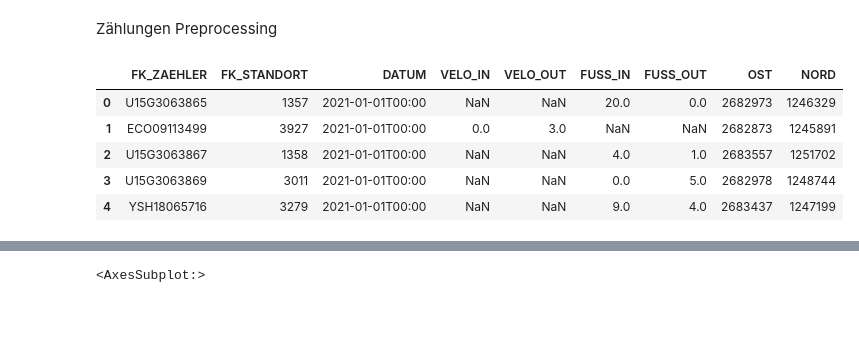
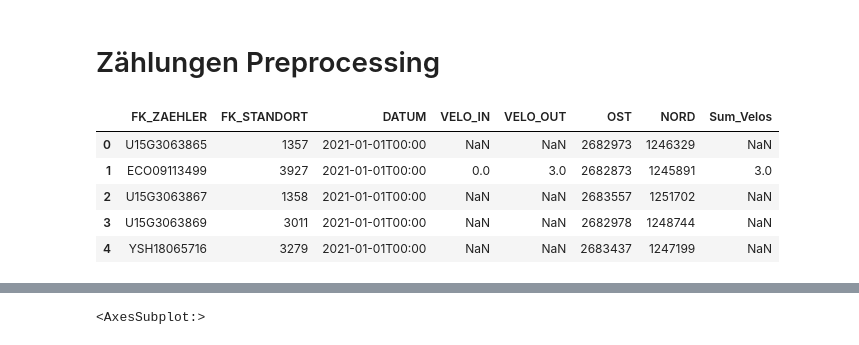
Before and after one commit to thereallinusrg/Velo-Zueri-Unfaelle, a Jupyter notebook: maurus-notebook.ipynb, the cells around one changed output, grey strips where cells are left out. Saved outputs shown, nothing was run; the diff lists cells and outputs as text; code cells hidden in the pictures; blank space fills up the shorter version.

```diff
--- a/maurus-notebook.ipynb
+++ b/maurus-notebook.ipynb
@@ -8,18 +8,20 @@ import seaborn as sns
 import numpy as np
 import pandas as pd
 import geopandas as gpd
-# %% [markdown]
-Zählungen Preprocessing
+# %% [markdown]
+# Zählungen Preprocessing
 # %%
 VerkehrsZaehlung = pd.read_csv("https://raw.githubusercontent.com/thereallinusrg/Velo-Zueri-Unfaelle/main/data/2021_verkehrszaehlungen_werte_fussgaenger_velo.csv")
 
 #VeloWege = gpd.read_file(r'data/Velo_wege.gpkg')
 #Unfaelle = gpd.read_file(r'data/RoadTrafficAccidentLocations.gpkg')
+VerkehrsZaehlung = VerkehrsZaehlung.drop(["FUSS_OUT", "FUSS_IN"], axis = 1)
+VerkehrsZaehlung['Sum_Velos'] = VerkehrsZaehlung['VELO_IN'] + VerkehrsZaehlung['VELO_OUT']
 VerkehrsZaehlung.head()
 # %% [output]
-|  | FK_ZAEHLER | FK_STANDORT | DATUM | VELO_IN | VELO_OUT | FUSS_IN | FUSS_OUT | OST | NORD |
-| 0 | U15G3063865 | 1357 | 2021-01-01T00:00 | NaN | NaN | 20.0 | 0.0 | 2682973 | 1246329 |
-| 1 | ECO09113499 | 3927 | 2021-01-01T00:00 | 0.0 | 3.0 | NaN | NaN | 2682873 | 1245891 |
-| 2 | U15G3063867 | 1358 | 2021-01-01T00:00 | NaN | NaN | 4.0 | 1.0 | 2683557 | 1251702 |
-| 3 | U15G3063869 | 3011 | 2021-01-01T00:00 | NaN | NaN | 0.0 | 5.0 | 2682978 | 1248744 |
-| 4 | YSH18065716 | 3279 | 2021-01-01T00:00 | NaN | NaN | 9.0 | 4.0 | 2683437 | 1247199 |
+|  | FK_ZAEHLER | FK_STANDORT | DATUM | VELO_IN | VELO_OUT | OST | NORD | Sum_Velos |
+| 0 | U15G3063865 | 1357 | 2021-01-01T00:00 | NaN | NaN | 2682973 | 1246329 | NaN |
+| 1 | ECO09113499 | 3927 | 2021-01-01T00:00 | 0.0 | 3.0 | 2682873 | 1245891 | 3.0 |
+| 2 | U15G3063867 | 1358 | 2021-01-01T00:00 | NaN | NaN | 2683557 | 1251702 | NaN |
+| 3 | U15G3063869 | 3011 | 2021-01-01T00:00 | NaN | NaN | 2682978 | 1248744 | NaN |
+| 4 | YSH18065716 | 3279 | 2021-01-01T00:00 | NaN | NaN | 2683437 | 1247199 | NaN |
```
Also changed, not shown: parts of 13 cells of this notebook.
